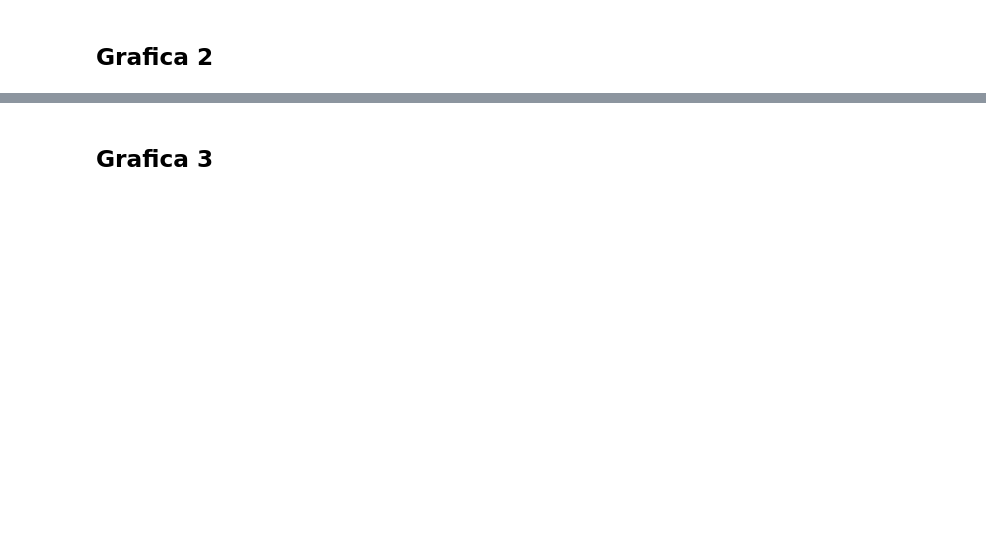
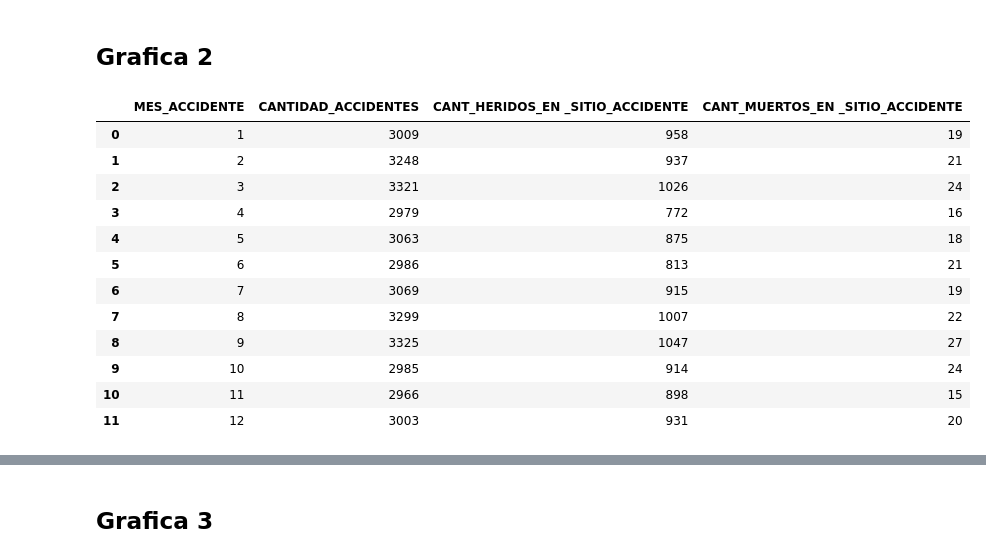
Before and after one commit to CodiPop/Accidentalidad-vehicular-Barranquilla-Machine-Learning, a Jupyter notebook: Trabajo.ipynb, the cells around one changed output, grey strips where cells are left out. Saved outputs shown, nothing was run; the diff lists cells and outputs as text; code cells hidden in the pictures; blank space fills up the shorter version.

```diff
--- a/Trabajo.ipynb
+++ b/Trabajo.ipynb
@@ -3,6 +3,6 @@ import pandas as pd
 import plotly.express as px
 import plotly.graph_objects as go
 # %%
-df_og = pd.read_csv("Accidentalidad_en_Barranquilla.csv")
-df_og.columns = [col.replace("\n", " ").strip() for col in df_og.columns]
+df = pd.read_csv("Accidentalidad_en_Barranquilla.csv")
+df.columns = [col.replace("\n", " ").strip() for col in df.columns]
 # %%
@@ -28,5 +28,16 @@ df_og
 # %%
-df = df_og.copy()
-df = df[df["CULTIVO"] == "AGUACATE"]
-df = df[["Producción (t)","Área Cosechada (ha)","AÑO"]]
-df = df.groupby("AÑO").sum().reset_index()
+df1 = df.copy()
+df1 = df1[["GRAVEDAD_ACCIDENTE","CANT_HERIDOS_EN _SITIO_ACCIDENTE","CLASE_ACCIDENTE"]]
+df1 = df1.groupby("CLASE_ACCIDENTE").sum().reset_index()
+df1 = df1.sort_values(by='CANT_HERIDOS_EN _SITIO_ACCIDENTE', ascending=False)
+
+
+
+fig = px.bar(df1,y="CANT_HERIDOS_EN _SITIO_ACCIDENTE",x="CLASE_ACCIDENTE")
+fig.show()
+df2 = df.copy()
+df2 = df2.groupby("CLASE_ACCIDENTE").sum().reset_index()
+df2 = df2.sort_values(by='CANT_MUERTOS_EN _SITIO_ACCIDENTE', ascending=False)
+fig = px.bar(df2,y="CANT_MUERTOS_EN _SITIO_ACCIDENTE",x="CLASE_ACCIDENTE")
+fig.show()
+df1
@@ -50,10 +54,25 @@ fig.show()
 # %% [markdown]
 ## Grafica 2
 # %%
-df = df_og.copy()
-df = df[["DEPARTAMENTO","Área Sembrada (ha)","Área Cosechada (ha)"]]
-df = df.groupby("DEPARTAMENTO").sum().reset_index()
-df = df.sort_values(by='Área Cosechada (ha)', ascending=True)
-df = df.melt(id_vars=["DEPARTAMENTO"])
-df["DEPARTAMENTO"] = df["DEPARTAMENTO"].str.capitalize()
+df3 = df.copy()
+
+df3 = df3[["AÑO_ACCIDENTE","MES_ACCIDENTE","DIA_ACCIDENTE","CANTIDAD_ACCIDENTES","CANT_HERIDOS_EN _SITIO_ACCIDENTE","CANT_MUERTOS_EN _SITIO_ACCIDENTE"]]
+df4 = df3[["MES_ACCIDENTE","CANTIDAD_ACCIDENTES","CANT_HERIDOS_EN _SITIO_ACCIDENTE","CANT_MUERTOS_EN _SITIO_ACCIDENTE"]]
+df3 = df3.groupby("AÑO_ACCIDENTE").sum().reset_index()
+df4 = df4.groupby("MES_ACCIDENTE").sum().reset_index()
+df4
+# %% [output]
+|  | MES_ACCIDENTE | CANTIDAD_ACCIDENTES | CANT_HERIDOS_EN _SITIO_ACCIDENTE | CANT_MUERTOS_EN _SITIO_ACCIDENTE |
+| 0 | 1 | 3009 | 958 | 19 |
+| 1 | 2 | 3248 | 937 | 21 |
+| 2 | 3 | 3321 | 1026 | 24 |
+| 3 | 4 | 2979 | 772 | 16 |
+| 4 | 5 | 3063 | 875 | 18 |
+| 5 | 6 | 2986 | 813 | 21 |
+| 6 | 7 | 3069 | 915 | 19 |
+| 7 | 8 | 3299 | 1007 | 22 |
+| 8 | 9 | 3325 | 1047 | 27 |
+| 9 | 10 | 2985 | 914 | 24 |
+| 10 | 11 | 2966 | 898 | 15 |
+| 11 | 12 | 3003 | 931 | 20 |
 # %%
```
Also changed, not shown: parts of 10 cells of this notebook.
